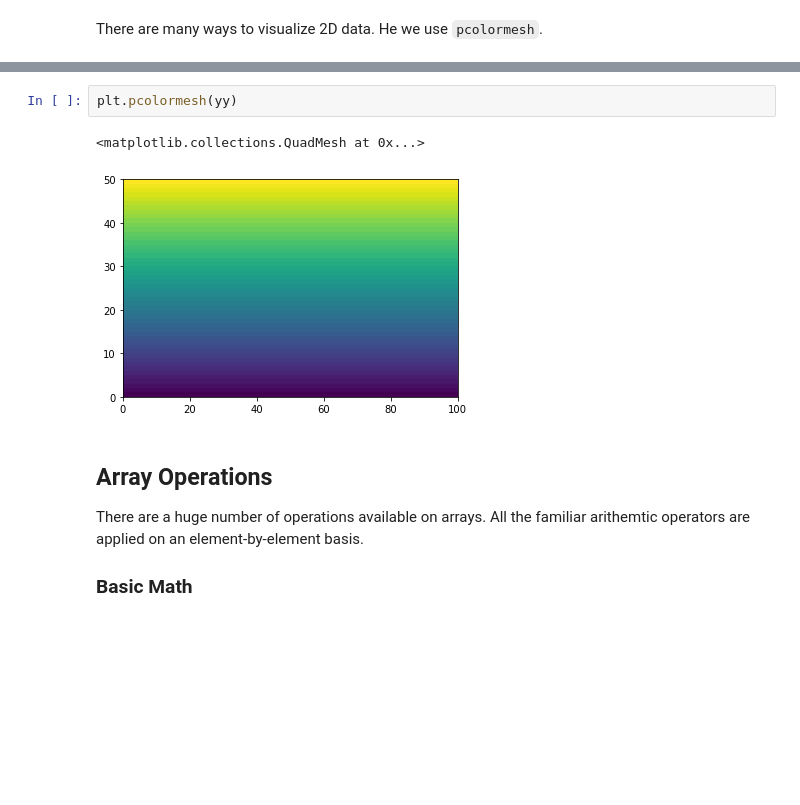
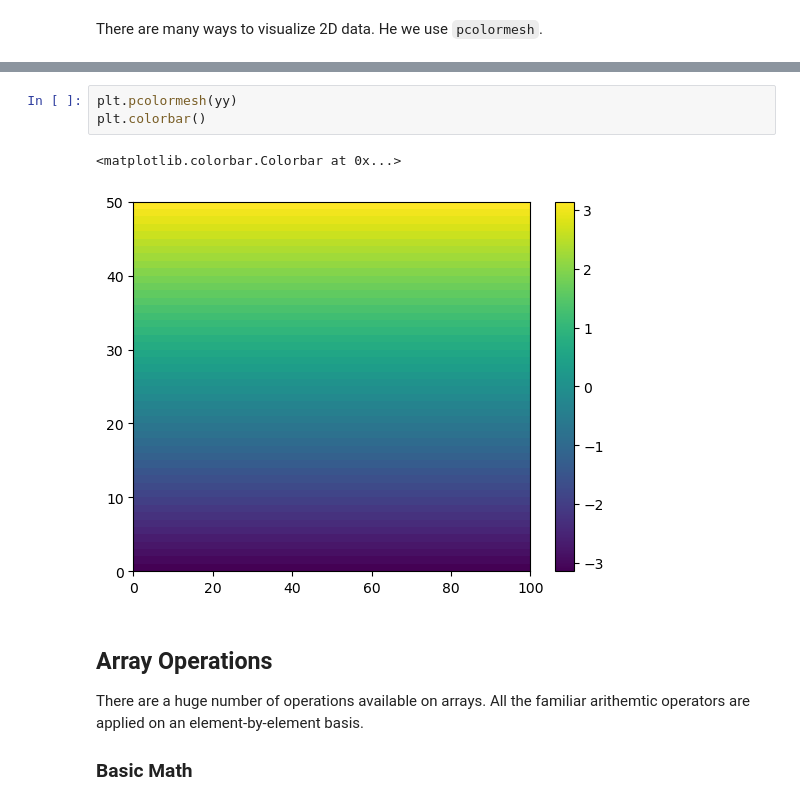
Before and after one commit to yutianwuldeo/GR6901, a Jupyter notebook: week5_numpy_and_matplotlib.ipynb, the cells around one changed output, grey strips where cells are left out. Cells and saved outputs as stored; diff of their text form; blank space fills up the shorter version.

```diff
--- a/week5_numpy_and_matplotlib.ipynb
+++ b/week5_numpy_and_matplotlib.ipynb
@@ -230,8 +231,9 @@ plt.pcolormesh(xx)
 # %%
 plt.pcolormesh(yy)
+plt.colorbar()
 # %% [output]
-<matplotlib.collections.QuadMesh at 0x...>
+<matplotlib.colorbar.Colorbar at 0x...>
-[figure, old version]
+[figure, new version]
 # %% [markdown]
 ## Array Operations ##
 
```
Also changed, not shown: parts of 20 cells of this notebook, 2 other files.
